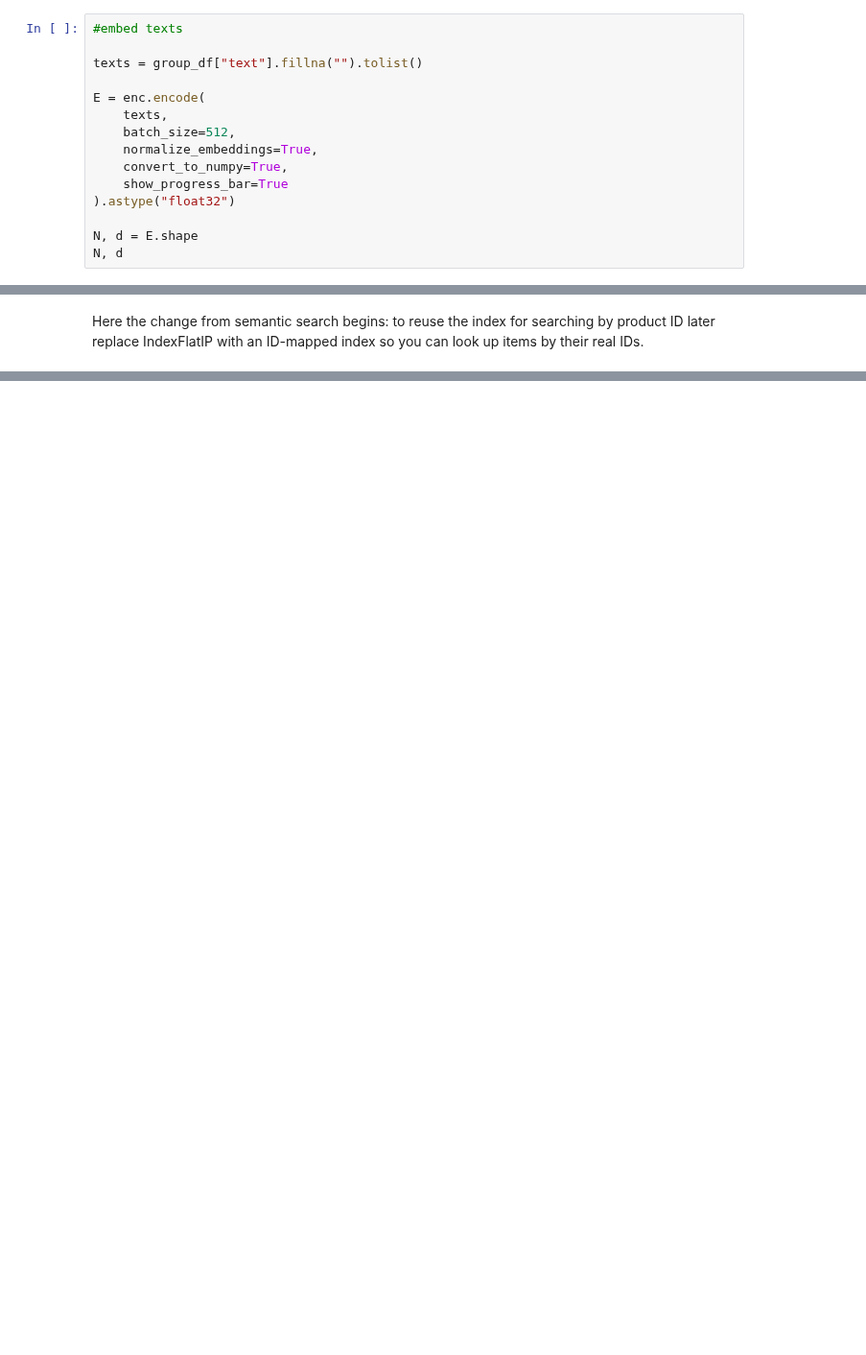
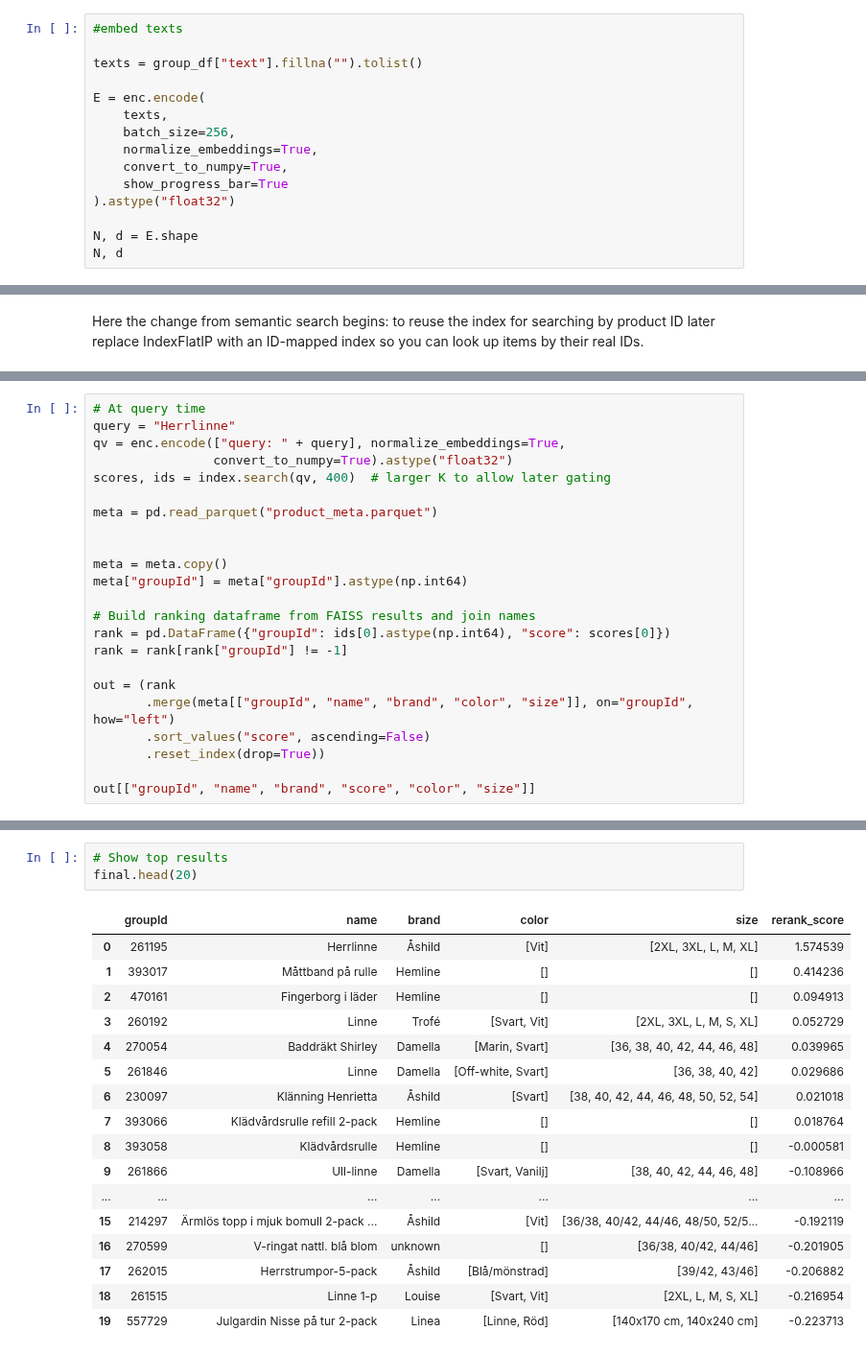
Before and after one commit to maria-lagerholm/itcm_recommendation_engine, a Jupyter notebook: notebooks/search_engine/search.ipynb, the cells around one changed output, grey strips where cells are left out. Shown at 96% size. Saved outputs shown, nothing was run; the diff lists cells and outputs as text; blank space fills up the shorter version.

```diff
--- a/notebooks/search_engine/search.ipynb
+++ b/notebooks/search_engine/search.ipynb
@@ -151,7 +222,7 @@ texts = group_df["text"].fillna("").tolist()
 
 E = enc.encode(
     texts,
-    batch_size=512,
+    batch_size=256,
     normalize_embeddings=True,
     convert_to_numpy=True,
     show_progress_bar=True
@@ -181,2 +254,25 @@ group_df[["groupId", "name", "brand", "categories", "audience", "color", "size",
     "product_meta.parquet", index=False
 )
+# %%
+# At query time
+query = "Herrlinne"
+qv = enc.encode(["query: " + query], normalize_embeddings=True,
+                convert_to_numpy=True).astype("float32")
+scores, ids = index.search(qv, 400)  # larger K to allow later gating
+
+meta = pd.read_parquet("product_meta.parquet")
+
+
+meta = meta.copy()
+meta["groupId"] = meta["groupId"].astype(np.int64)
+
+# Build ranking dataframe from FAISS results and join names
+rank = pd.DataFrame({"groupId": ids[0].astype(np.int64), "score": scores[0]})
+rank = rank[rank["groupId"] != -1]
+
+out = (rank
+       .merge(meta[["groupId", "name", "brand", "color", "size"]], on="groupId", how="left")
+       .sort_values("score", ascending=False)
+       .reset_index(drop=True))
+
+out[["groupId", "name", "brand", "score", "color", "size"]]
@@ -183 +356,22 @@ group_df[["groupId", "name", "brand", "categories", "audience", "color", "size",
+# %%
+# Show top results
+final.head(20)
+# %% [output]
+|  | groupId | name | brand | color | size | rerank_score |
+| 0 | 261195 | Herrlinne | Åshild | [Vit] | [2XL, 3XL, L, M, XL] | 1.574539 |
+| 1 | 393017 | Måttband på rulle | Hemline | [] | [] | 0.414236 |
+| 2 | 470161 | Fingerborg i läder | Hemline | [] | [] | 0.094913 |
+| 3 | 260192 | Linne | Trofé | [Svart, Vit] | [2XL, 3XL, L, M, S, XL] | 0.052729 |
+| 4 | 270054 | Baddräkt Shirley | Damella | [Marin, Svart] | [36, 38, 40, 42, 44, 46, 48] | 0.039965 |
+| 5 | 261846 | Linne | Damella | [Off-white, Svart] | [36, 38, 40, 42] | 0.029686 |
+| 6 | 230097 | Klänning Henrietta | Åshild | [Svart] | [38, 40, 42, 44, 46, 48, 50, 52, 54] | 0.021018 |
+| 7 | 393066 | Klädvårdsrulle refill 2-pack | Hemline | [] | [] | 0.018764 |
+| 8 | 393058 | Klädvårdsrulle | Hemline | [] | [] | -0.000581 |
+| 9 | 261866 | Ull-linne | Damella | [Svart, Vanilj] | [38, 40, 42, 44, 46, 48] | -0.108966 |
+| ... | ... | ... | ... | ... | ... | ... |
+| 15 | 214297 | Ärmlös topp i mjuk bomull 2-pack ... | Åshild | [Vit] | [36/38, 40/42, 44/46, 48/50, 52/5... | -0.192119 |
+| 16 | 270599 | V-ringat nattl. blå blom | unknown | [] | [36/38, 40/42, 44/46] | -0.201905 |
+| 17 | 262015 | Herrstrumpor-5-pack | Åshild | [Blå/mönstrad] | [39/42, 43/46] | -0.206882 |
+| 18 | 261515 | Linne 1-p | Louise | [Svart, Vit] | [2XL, L, M, S, XL] | -0.216954 |
+| 19 | 557729 | Julgardin Nisse på tur 2-pack | Linea | [Linne, Röd] | [140x170 cm, 140x240 cm] | -0.223713 |
 # %%
```
Also changed, not shown: parts of 12 cells of this notebook, 4 other files.
